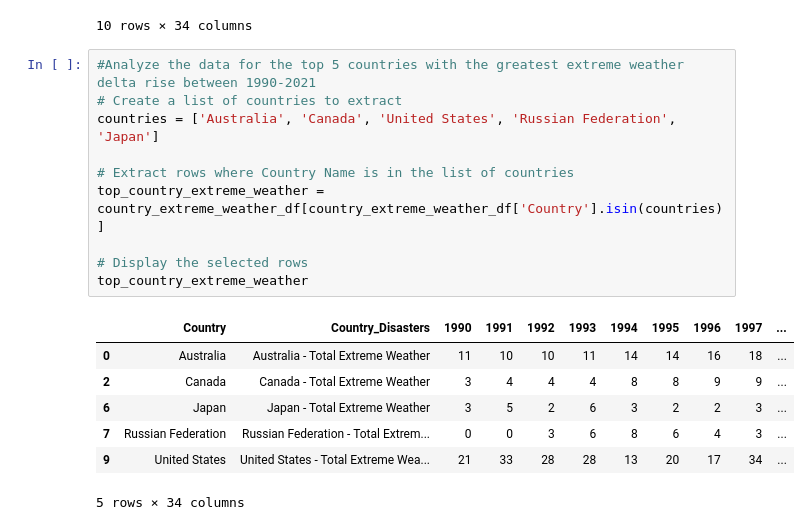
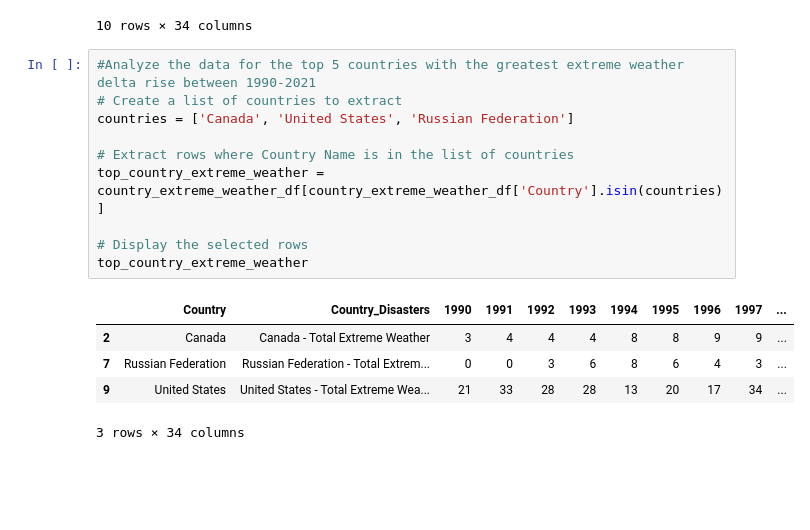
Before and after one commit to vivsarraf/Global-Warming, a Jupyter notebook: WeatherPatterns.ipynb, the cells around one changed output. Drawn from its saved outputs; the diff is of its cells as text; blank space fills up the shorter version.

```diff
--- a/WeatherPatterns.ipynb
+++ b/WeatherPatterns.ipynb
@@ -274,19 +250,17 @@ country_extreme_weather_df
 # %%
 #Analyze the data for the top 5 countries with the greatest extreme weather delta rise between 1990-2021
 # Create a list of countries to extract
-countries = ['Australia', 'Canada', 'United States', 'Russian Federation', 'Japan']
+countries = ['Canada', 'United States', 'Russian Federation']
 
 # Extract rows where Country Name is in the list of countries
 top_country_extreme_weather = country_extreme_weather_df[country_extreme_weather_df['Country'].isin(countries)]
 
 # Display the selected rows
 top_country_extreme_weather
 # %% [output]
 |  | Country | Country_Disasters | 1990 | 1991 | 1992 | 1993 | 1994 | 1995 | 1996 | 1997 | ... |
-| 0 | Australia | Australia - Total Extreme Weather | 11 | 10 | 10 | 11 | 14 | 14 | 16 | 18 | ... |
 | 2 | Canada | Canada - Total Extreme Weather | 3 | 4 | 4 | 4 | 8 | 8 | 9 | 9 | ... |
-| 6 | Japan | Japan - Total Extreme Weather | 3 | 5 | 2 | 6 | 3 | 2 | 2 | 3 | ... |
 | 7 | Russian Federation | Russian Federation - Total Extrem... | 0 | 0 | 3 | 6 | 8 | 6 | 4 | 3 | ... |
 | 9 | United States | United States - Total Extreme Wea... | 21 | 33 | 28 | 28 | 13 | 20 | 17 | 34 | ... |
-5 rows × 34 columns
+3 rows × 34 columns
 # %%
```
Also changed, not shown: parts of 2 cells of this notebook, 4 other files.
